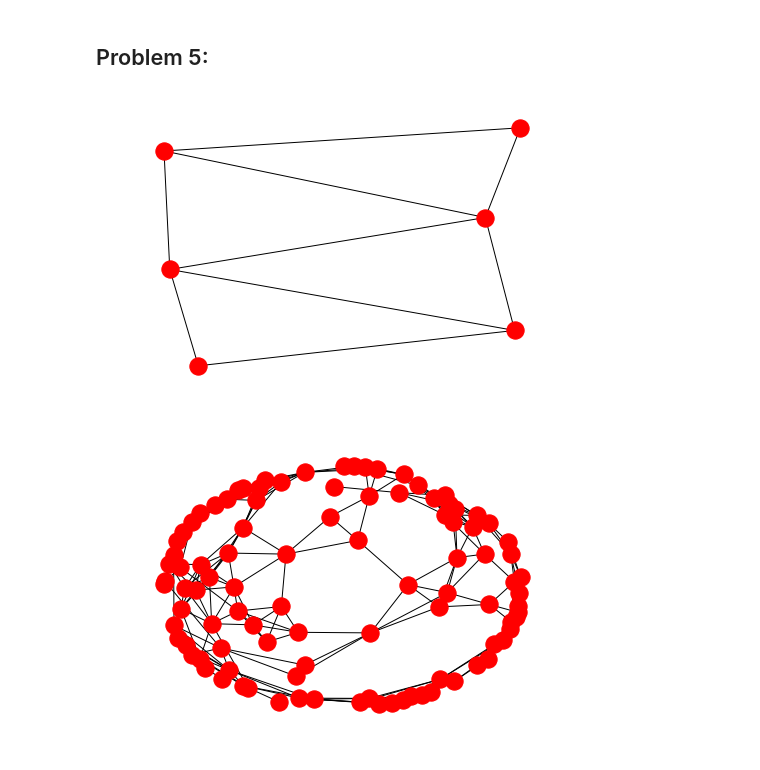
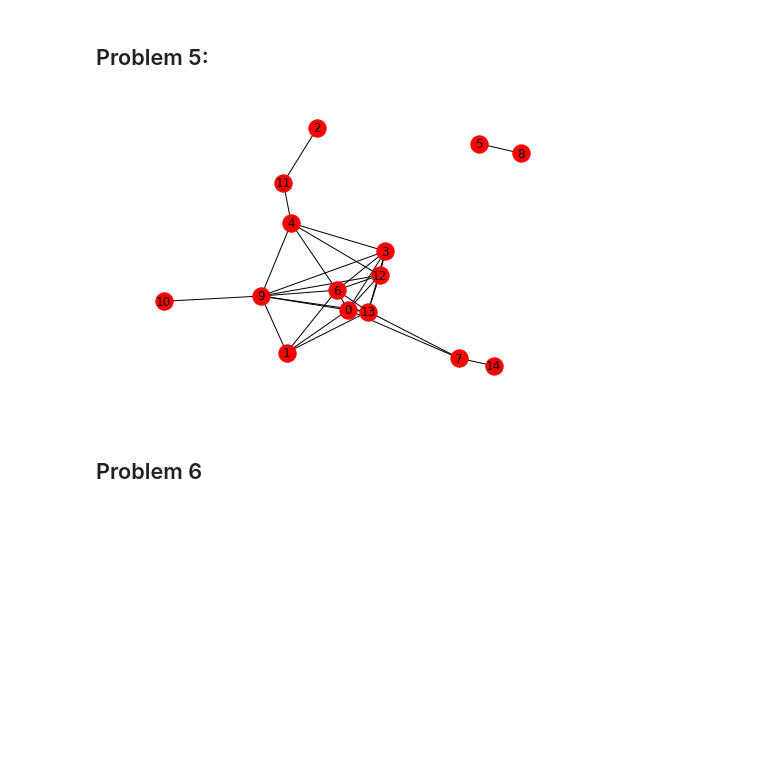
Before and after one commit to victoreram/TDA_Homework, a Jupyter notebook: KyleZimmer_HW1.ipynb, the cells around one changed output. Drawn from its saved outputs; the diff is of its cells as text; code cells hidden in the pictures; blank space fills up the shorter version.

```diff
--- a/KyleZimmer_HW1.ipynb
+++ b/KyleZimmer_HW1.ipynb
@@ -50,9 +73,11 @@ By the Nerve Lemma, $Nrv(F)$ has same homotopy type as $\bigcup F$ and therefore
 # %%
 import numpy as np
 import networkx as nx
-import matplotlib as plt
+import matplotlib.pyplot as plt
 import itertools as itr
 import warnings
+
+%matplotlib inline
 
 # Networkx uses depreciated methods from matplotlib that I don't want to be warned about
 warnings.filterwarnings("ignore")
@@ -65,29 +90,44 @@ p_rand = 100 * np.random.rand(k, 2) - 50  # Random point coordinates x,y where -
 
 
 def RipsGraph(P,d):
+    """
+        Inputs: P, a set of points P ⊂ R2 given as a k × 2 numpy matrix
+                d, a diameter d ≥ 0
+        Output: a networkx graph which is the 1-skeleton of the Rips complex VR(P,d)
+    """
+
     g = nx.Graph()
     nodes = set()
-    for n in P:
-        g.add_node(tuple(n), x=n[0], y=n[1])
-        nodes.add(tuple(n))
+    for i,n in enumerate(P):
+        g.add_node(i, pos=n, label=str(i))
+        nodes.add(i)
     # Adds an edge between nodes that are within euclidean distance d of one another
     while nodes:
         node = nodes.pop() # Ensures we don't double add edges i.e e(3,1) == e(1,3)
-        for other in nodes - {node}: # Removes the node itself from comparison list
-            x = g.node[node]["x"]
-            x_ = g.node[other]["x"]
-            y = g.node[node]["y"]
-            y_ = g.node[other]["y"]
+        for other in nodes: # Compares node to all other nodes
+            x = g.node[node]["pos"][0]
+            x_ = g.node[other]["pos"][0]
+            y = g.node[node]["pos"][1]
+            y_ = g.node[other]["pos"][1]
             dist = np.sqrt((x-x_)**2 + (y-y_)**2)  # Euclidean distance in R2
             if dist <= d:
                 g.add_edge(node, other)
-    nx.draw(g)
-    plt.pyplot.show()
-    return
-
-
-RipsGraph(p_line, 3)
-RipsGraph(p_rand, 15)
+    return g
-# %% [output]
-[figure, removed]
-[figure, removed]
+# %%
+# Random x,y coordinates on [0,1], [0,1]
+p_rand15 = np.random.rand(15,2)
+
+# Rips Complex 1-skeleton of point cloud
+g = RipsGraph(p_rand15, .3)
+
+# Coordinates and lables of points to graph
+pos = nx.get_node_attributes(g, "pos")
+labels = nx.get_node_attributes(g, "label")
+
+#Plot
+nx.draw(g, pos=pos, labels=labels)
+plt.show()
+# %% [output]
+[figure, added]
+# %% [markdown]
+## Problem 6
```
Also changed, not shown: parts of 7 cells of this notebook.
